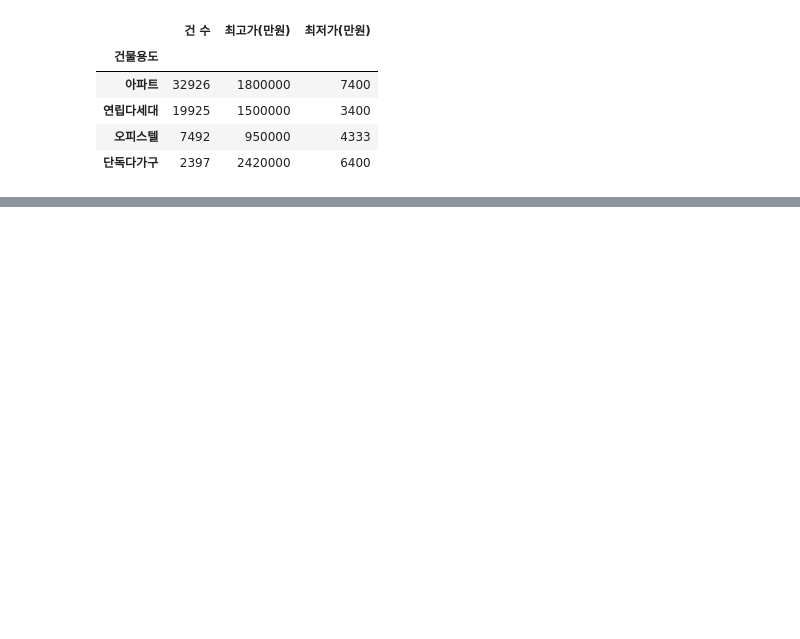
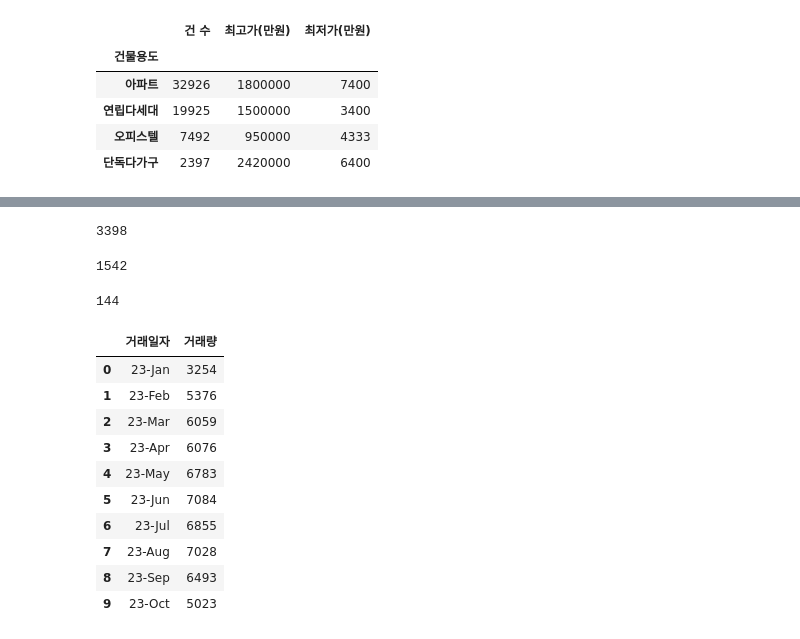
Before and after one commit to isk03300/my_projcet, a Jupyter notebook: dev_data.ipynb, the cells around one changed output, grey strips where cells are left out. Cells and saved outputs as stored; diff of their text form; code cells hidden in the pictures; blank space fills up the shorter version.

```diff
--- a/dev_data.ipynb
+++ b/dev_data.ipynb
@@ -197,0 +213,12 @@ pd.concat([df_count,df_max_price],axis = 1)
+# %%
+((df_data_set['계약일']>=20230101) & (df_data_set['계약일']<=20230201)).sum()
+# %% [output]
+3398
+# %%
+((df['계약일']>=20231101) & (df['계약일']<=20231131)).sum()
+# %% [output]
+1542
+# %%
+(df['계약일'] == 20230201).sum()
+# %% [output]
+144
@@ -197,0 +227,14 @@ pd.concat([df_count,df_max_price],axis = 1)
+# %%
+df2
+# %% [output]
+|  | 거래일자 | 거래량 |
+| 0 | 23-Jan | 3254 |
+| 1 | 23-Feb | 5376 |
+| 2 | 23-Mar | 6059 |
+| 3 | 23-Apr | 6076 |
+| 4 | 23-May | 6783 |
+| 5 | 23-Jun | 7084 |
+| 6 | 23-Jul | 6855 |
+| 7 | 23-Aug | 7028 |
+| 8 | 23-Sep | 6493 |
+| 9 | 23-Oct | 5023 |
```
Also changed, not shown: parts of 14 cells of this notebook, 2 other files.
